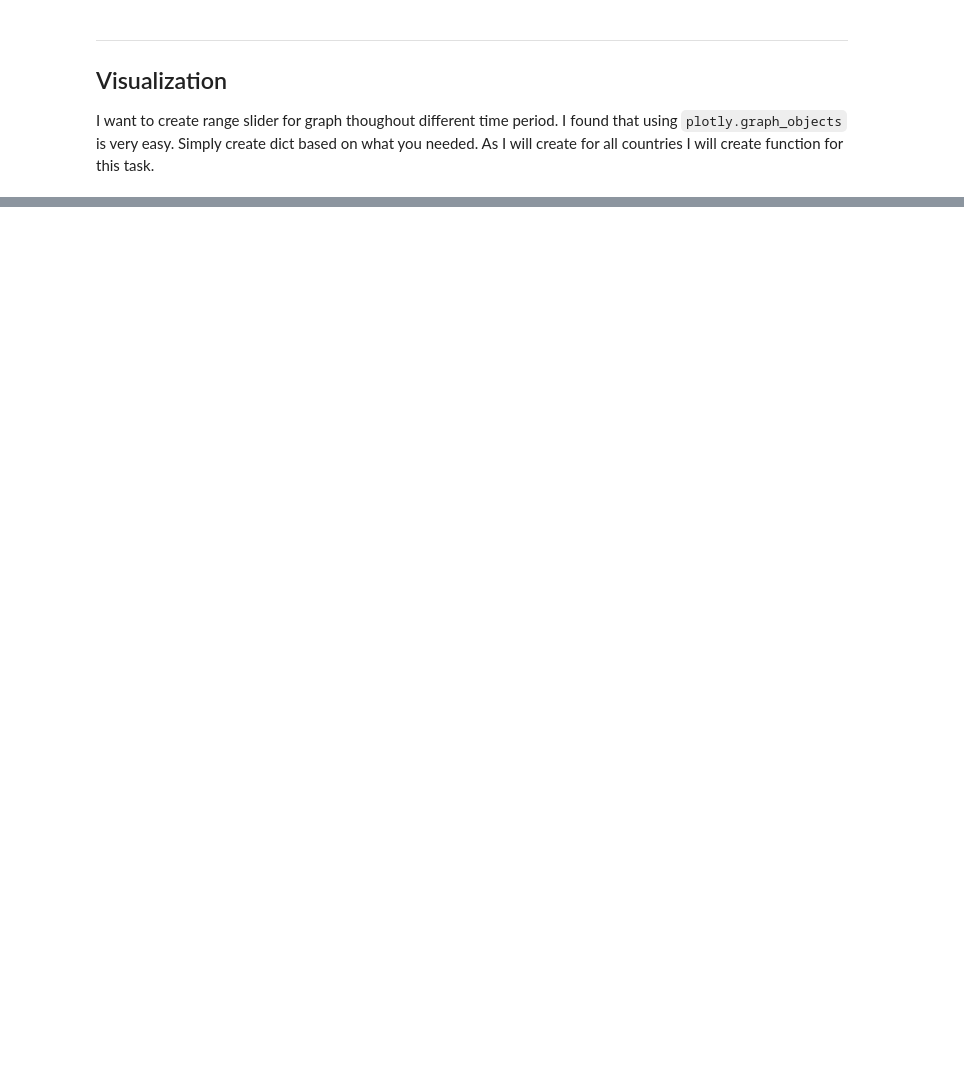
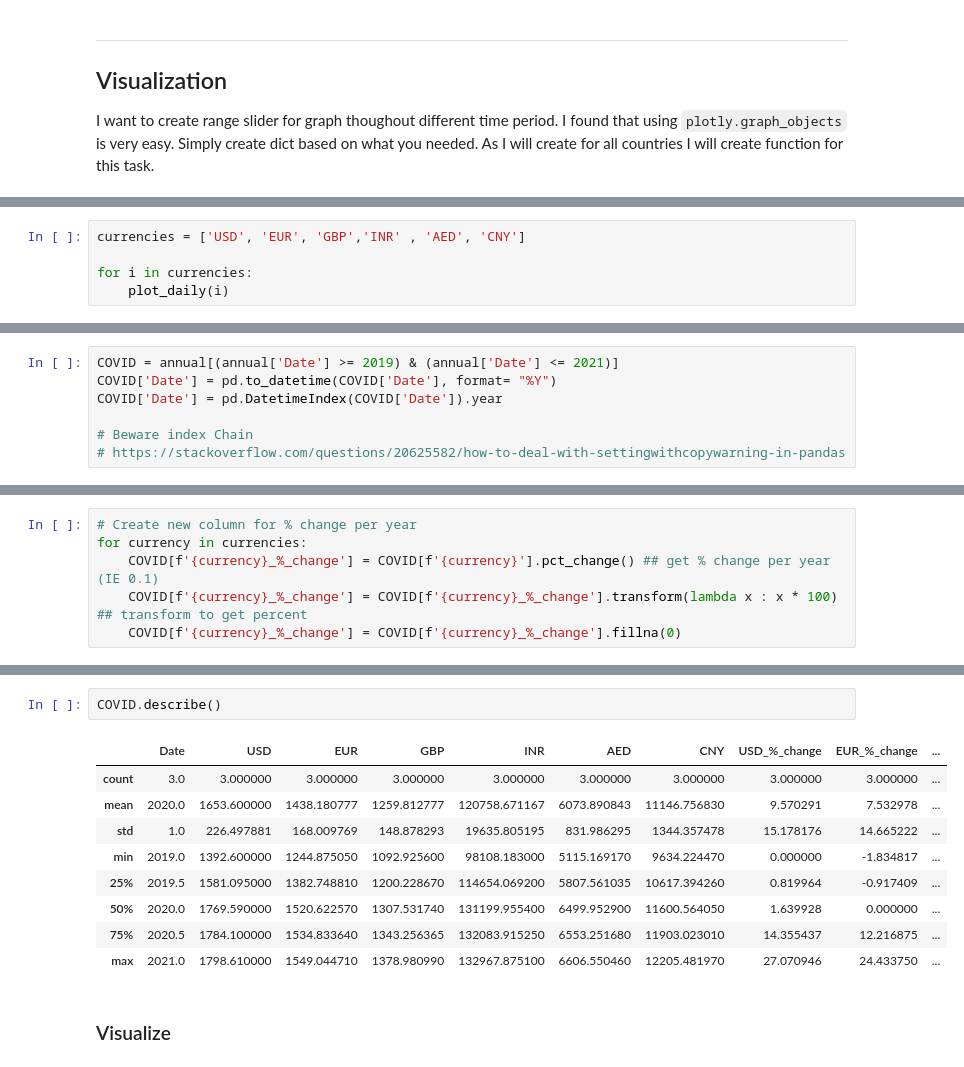
Before and after one commit to vclzez/DATA, a Jupyter notebook: Kaggle/Gold Rate/EDA Gold Rate and forecast.ipynb, the cells around one changed output, grey strips where cells are left out. Saved outputs shown, nothing was run; the diff lists cells and outputs as text; blank space fills up the shorter version.

Commit message:
Unfin COVID section

```diff
--- a/Kaggle/Gold Rate/EDA Gold Rate and forecast.ipynb
+++ b/Kaggle/Gold Rate/EDA Gold Rate and forecast.ipynb
@@ -196,0 +204,5 @@ def plot_daily(currency):
+# %%
+currencies = ['USD', 'EUR', 'GBP','INR' , 'AED', 'CNY']
+
+for i in currencies:
+    plot_daily(i)
@@ -196,0 +239,7 @@ def plot_daily(currency):
+# %%
+COVID = annual[(annual['Date'] >= 2019) & (annual['Date'] <= 2021)]
+COVID['Date'] = pd.to_datetime(COVID['Date'], format= "%Y")
+COVID['Date'] = pd.DatetimeIndex(COVID['Date']).year
+
+# Beware index Chain
+# https://stackoverflow.com/questions/20625582/how-to-deal-with-settingwithcopywarning-in-pandas
@@ -196,0 +263,6 @@ def plot_daily(currency):
+# %%
+# Create new column for % change per year
+for currency in currencies:
+    COVID[f'{currency}_%_change'] = COVID[f'{currency}'].pct_change() ## get % change per year (IE 0.1)
+    COVID[f'{currency}_%_change'] = COVID[f'{currency}_%_change'].transform(lambda x : x * 100) ## transform to get percent
+    COVID[f'{currency}_%_change'] = COVID[f'{currency}_%_change'].fillna(0)
@@ -196,0 +276,14 @@ def plot_daily(currency):
+# %%
+COVID.describe()
+# %% [output]
+|  | Date | USD | EUR | GBP | INR | AED | CNY | USD_%_change | EUR_%_change | ... |
+| count | 3.0 | 3.000000 | 3.000000 | 3.000000 | 3.000000 | 3.000000 | 3.000000 | 3.000000 | 3.000000 | ... |
+| mean | 2020.0 | 1653.600000 | 1438.180777 | 1259.812777 | 120758.671167 | 6073.890843 | 11146.756830 | 9.570291 | 7.532978 | ... |
+| std | 1.0 | 226.497881 | 168.009769 | 148.878293 | 19635.805195 | 831.986295 | 1344.357478 | 15.178176 | 14.665222 | ... |
+| min | 2019.0 | 1392.600000 | 1244.875050 | 1092.925600 | 98108.183000 | 5115.169170 | 9634.224470 | 0.000000 | -1.834817 | ... |
+| 25% | 2019.5 | 1581.095000 | 1382.748810 | 1200.228670 | 114654.069200 | 5807.561035 | 10617.394260 | 0.819964 | -0.917409 | ... |
+| 50% | 2020.0 | 1769.590000 | 1520.622570 | 1307.531740 | 131199.955400 | 6499.952900 | 11600.564050 | 1.639928 | 0.000000 | ... |
+| 75% | 2020.5 | 1784.100000 | 1534.833640 | 1343.256365 | 132083.915250 | 6553.251680 | 11903.023010 | 14.355437 | 12.216875 | ... |
+| max | 2021.0 | 1798.610000 | 1549.044710 | 1378.980990 | 132967.875100 | 6606.550460 | 12205.481970 | 27.070946 | 24.433750 | ... |
+# %% [markdown]
+### Visualize
```
Also changed, not shown: parts of 12 cells of this notebook.
